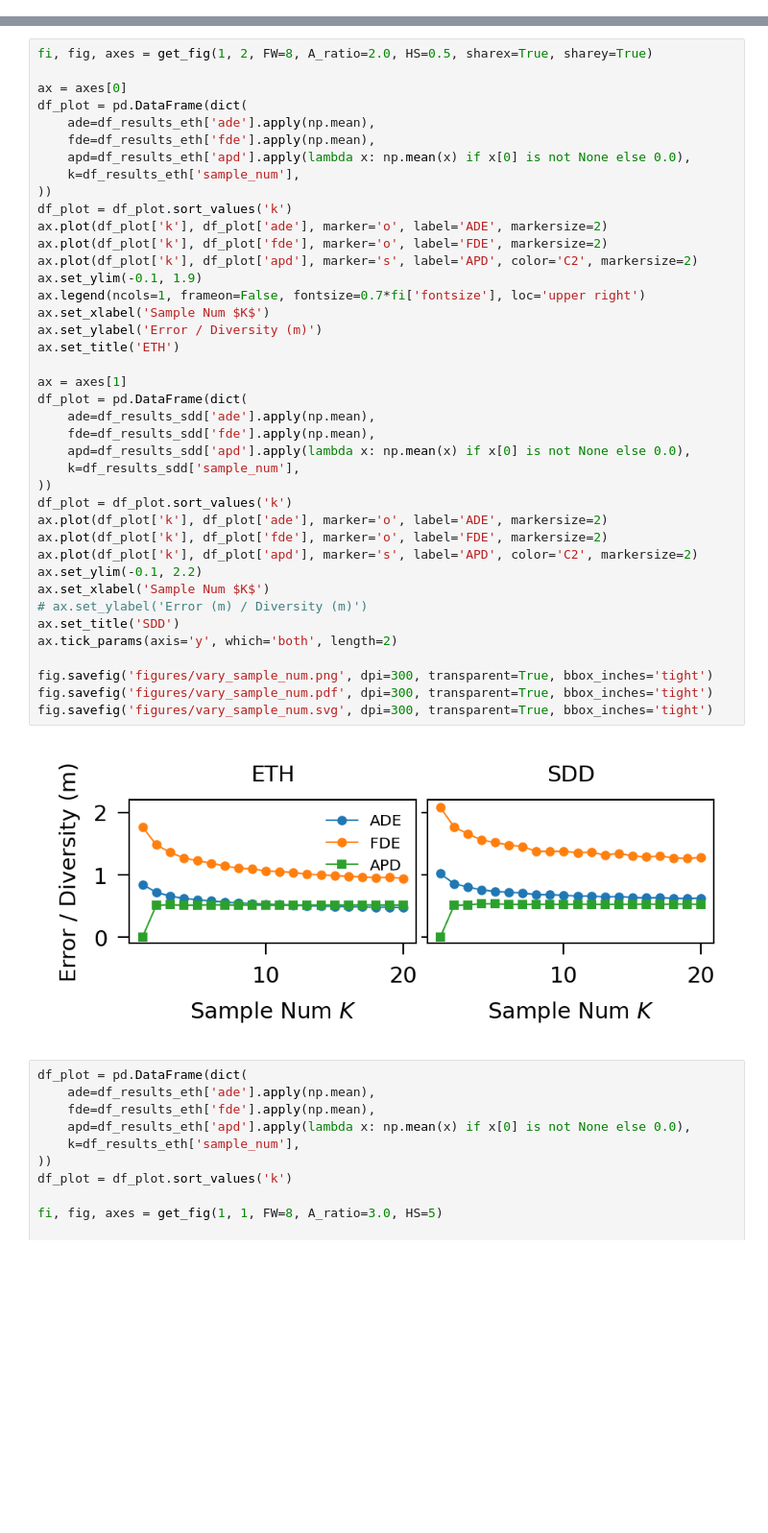
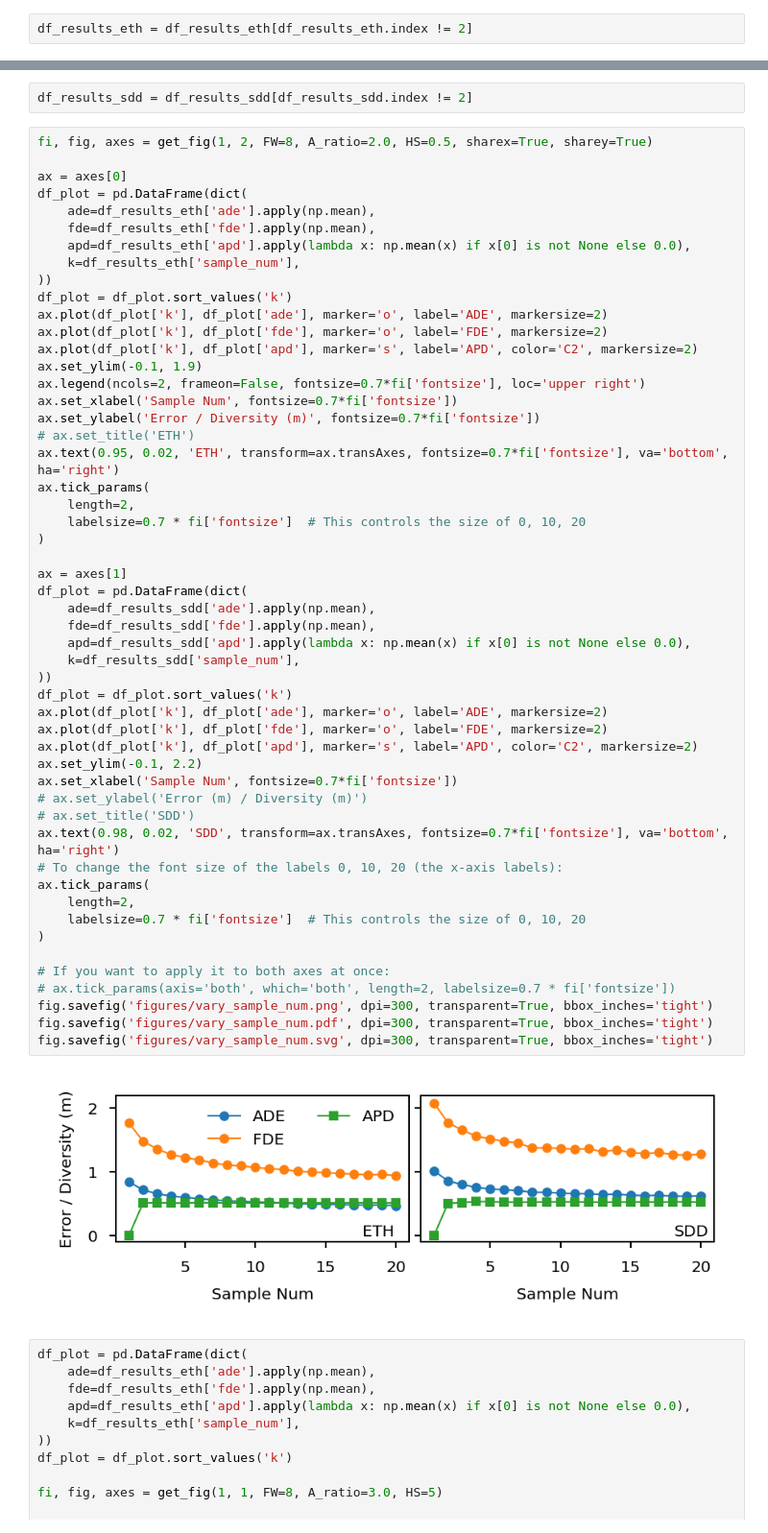
Before and after one commit to yuzhTHU/HuaweiCrowdSimulationCodeRelease, a Jupyter notebook: scripts/260204检查多样性.ipynb, the cells around one changed output, grey strips where cells are left out. Shown at 96% size. Saved outputs shown, nothing was run; the diff lists cells and outputs as text; blank space fills up the shorter version.

```diff
--- a/scripts/260204检查多样性.ipynb
+++ b/scripts/260204检查多样性.ipynb
@@ -41,3 +42,5 @@ df_results_eth
+# %%
+df_results_eth = df_results_eth[df_results_eth.index != 2]
 # %%
 df_list = []
 loader = Path('logs/test').glob('SDD_single_K=*/records.jsonl')
@@ -72,3 +76,5 @@ df_results_sdd
+# %%
+df_results_sdd = df_results_sdd[df_results_sdd.index != 2]
 # %%
 fi, fig, axes = get_fig(1, 2, FW=8, A_ratio=2.0, HS=0.5, sharex=True, sharey=True)
 
@@ -76,41 +82,53 @@ ax = axes[0]
 df_plot = pd.DataFrame(dict(
     ade=df_results_eth['ade'].apply(np.mean),
     fde=df_results_eth['fde'].apply(np.mean),
     apd=df_results_eth['apd'].apply(lambda x: np.mean(x) if x[0] is not None else 0.0),
     k=df_results_eth['sample_num'],
 ))
 df_plot = df_plot.sort_values('k')
 ax.plot(df_plot['k'], df_plot['ade'], marker='o', label='ADE', markersize=2)
 ax.plot(df_plot['k'], df_plot['fde'], marker='o', label='FDE', markersize=2)
 ax.plot(df_plot['k'], df_plot['apd'], marker='s', label='APD', color='C2', markersize=2)
 ax.set_ylim(-0.1, 1.9)
-ax.legend(ncols=1, frameon=False, fontsize=0.7*fi['fontsize'], loc='upper right')
-ax.set_xlabel('Sample Num $K$')
-ax.set_ylabel('Error / Diversity (m)')
-ax.set_title('ETH')
+ax.legend(ncols=2, frameon=False, fontsize=0.7*fi['fontsize'], loc='upper right')
+ax.set_xlabel('Sample Num', fontsize=0.7*fi['fontsize'])
+ax.set_ylabel('Error / Diversity (m)', fontsize=0.7*fi['fontsize'])
+# ax.set_title('ETH')
+ax.text(0.95, 0.02, 'ETH', transform=ax.transAxes, fontsize=0.7*fi['fontsize'], va='bottom', ha='right')
+ax.tick_params(
+    length=2,
+    labelsize=0.7 * fi['fontsize']  # This controls the size of 0, 10, 20
+)
 
 ax = axes[1]
 df_plot = pd.DataFrame(dict(
     ade=df_results_sdd['ade'].apply(np.mean),
     fde=df_results_sdd['fde'].apply(np.mean),
     apd=df_results_sdd['apd'].apply(lambda x: np.mean(x) if x[0] is not None else 0.0),
     k=df_results_sdd['sample_num'],
 ))
 df_plot = df_plot.sort_values('k')
 ax.plot(df_plot['k'], df_plot['ade'], marker='o', label='ADE', markersize=2)
 ax.plot(df_plot['k'], df_plot['fde'], marker='o', label='FDE', markersize=2)
 ax.plot(df_plot['k'], df_plot['apd'], marker='s', label='APD', color='C2', markersize=2)
 ax.set_ylim(-0.1, 2.2)
-ax.set_xlabel('Sample Num $K$')
+ax.set_xlabel('Sample Num', fontsize=0.7*fi['fontsize'])
 # ax.set_ylabel('Error (m) / Diversity (m)')
-ax.set_title('SDD')
-ax.tick_params(axis='y', which='both', length=2)
+# ax.set_title('SDD')
+ax.text(0.98, 0.02, 'SDD', transform=ax.transAxes, fontsize=0.7*fi['fontsize'], va='bottom', ha='right')
+# To change the font size of the labels 0, 10, 20 (the x-axis labels):
+ax.tick_params(
+    length=2,
+    labelsize=0.7 * fi['fontsize']  # This controls the size of 0, 10, 20
+)
 
+# If you want to apply it to both axes at once:
+# ax.tick_params(axis='both', which='both', length=2, labelsize=0.7 * fi['fontsize'])
 fig.savefig('figures/vary_sample_num.png', dpi=300, transparent=True, bbox_inches='tight')
 fig.savefig('figures/vary_sample_num.pdf', dpi=300, transparent=True, bbox_inches='tight')
 fig.savefig('figures/vary_sample_num.svg', dpi=300, transparent=True, bbox_inches='tight')
 # %% [output]
-[figure, old version]
+[figure, new version]
 # %%
 df_plot = pd.DataFrame(dict(
     ade=df_results_eth['ade'].apply(np.mean),
```
Also changed, not shown: parts of 2 cells of this notebook, 8 other files.
